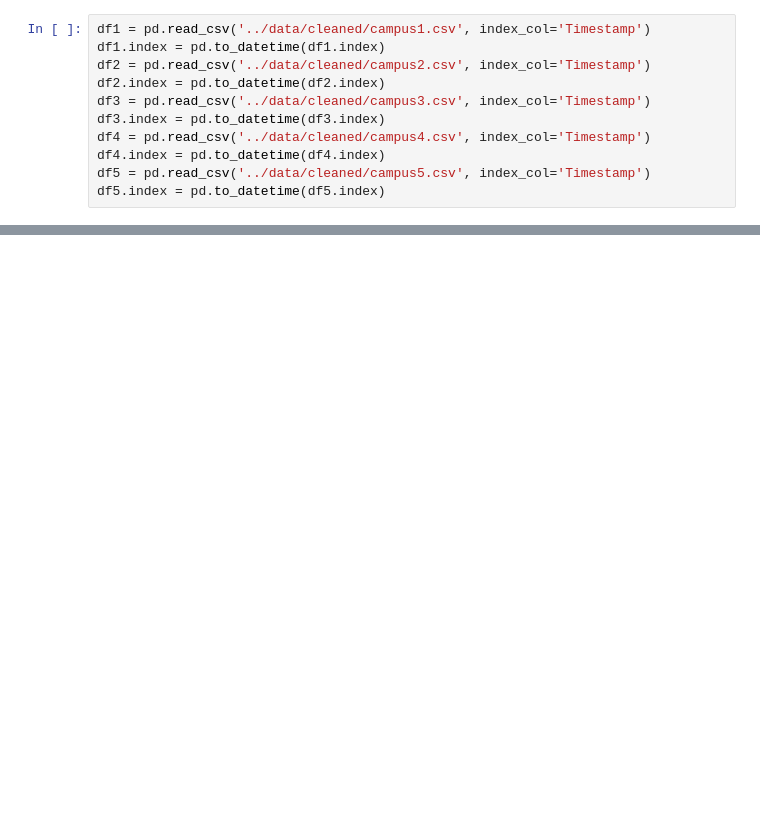
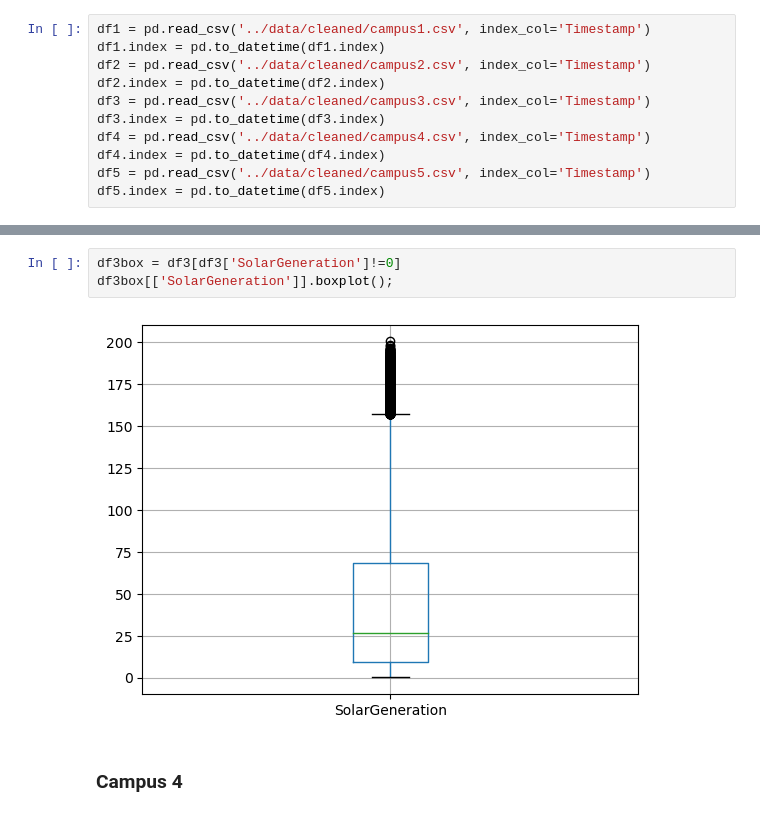
Before and after one commit to jeff-shakes/Solar-Generation-Prediction, a Jupyter notebook: code/02 - EDA.ipynb, the cells around one changed output, grey strips where cells are left out. Drawn from its saved outputs; the diff is of its cells as text; blank space fills up the shorter version.

```diff
--- a/code/02 - EDA.ipynb
+++ b/code/02 - EDA.ipynb
@@ -190,0 +154,7 @@ plt.show()
+# %%
+df3box = df3[df3['SolarGeneration']!=0]
+df3box[['SolarGeneration']].boxplot();
+# %% [output]
+[figure, added]
+# %% [markdown]
+### Campus 4
```
Also changed, not shown: parts of 47 cells of this notebook, 19 other files.
